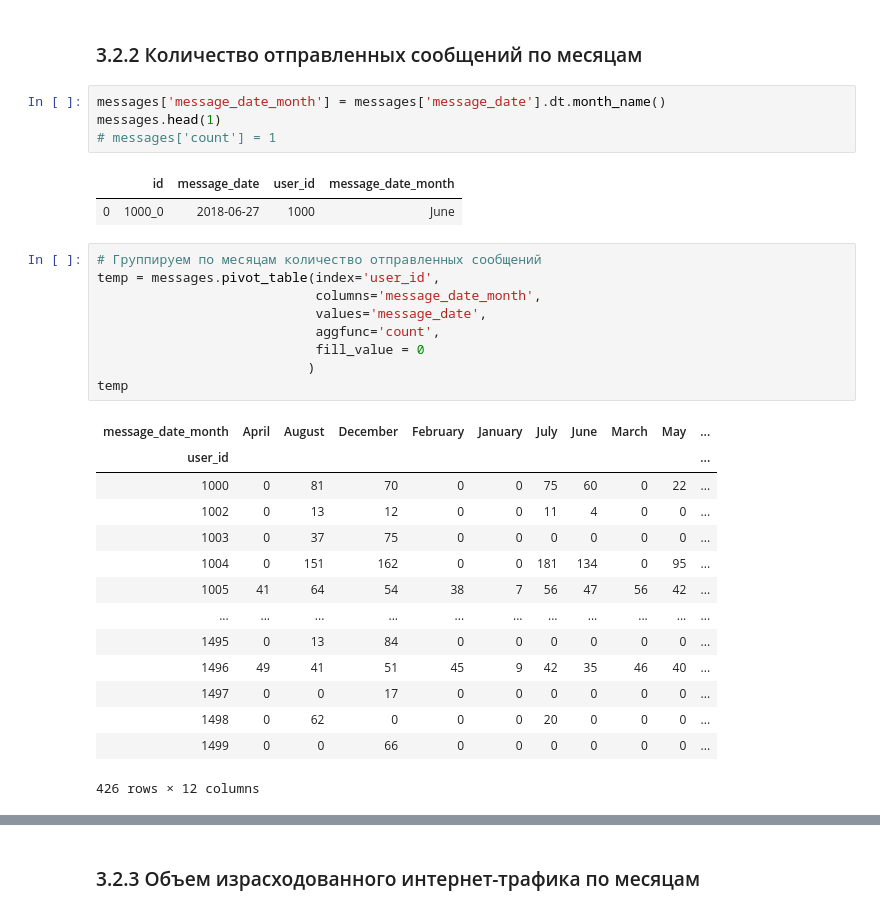
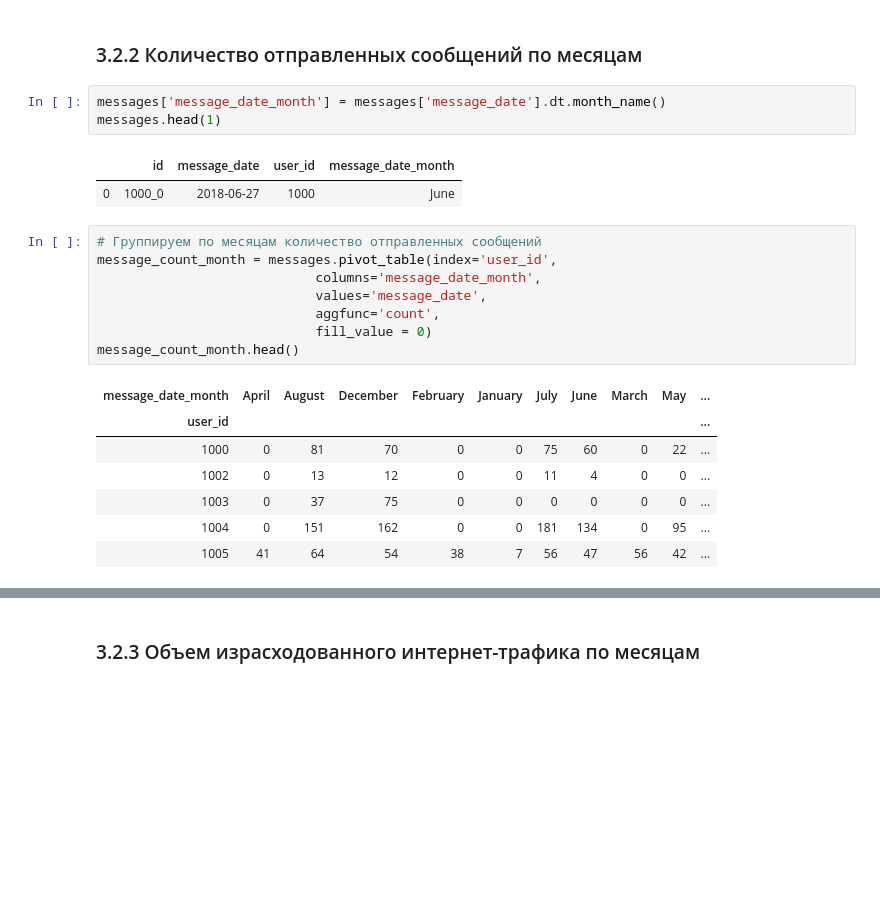
Before and after one commit to rendley/yandex_data_sciense, a Jupyter notebook: Step_4/project.ipynb, the cells around one changed output, grey strips where cells are left out. Cells and saved outputs as stored; diff of their text form; blank space fills up the shorter version.

```diff
--- a/Step_4/project.ipynb
+++ b/Step_4/project.ipynb
@@ -533,33 +500,24 @@ full_users
 # %%
 messages['message_date_month'] = messages['message_date'].dt.month_name()
 messages.head(1)
-# messages['count'] = 1
 # %% [output]
 |  | id | message_date | user_id | message_date_month |
 | 0 | 1000_0 | 2018-06-27 | 1000 | June |
 # %%
 # Группируем по месяцам количество отправленных сообщений
-temp = messages.pivot_table(index='user_id',
+message_count_month = messages.pivot_table(index='user_id',
                             columns='message_date_month',
                             values='message_date',
                             aggfunc='count',
-                            fill_value = 0
-                           )
-temp
+                            fill_value = 0)
+message_count_month.head()
 # %% [output]
 | message_date_month | April | August | December | February | January | July | June | March | May | ... |
 | user_id |  |  |  |  |  |  |  |  |  | ... |
 | 1000 | 0 | 81 | 70 | 0 | 0 | 75 | 60 | 0 | 22 | ... |
 | 1002 | 0 | 13 | 12 | 0 | 0 | 11 | 4 | 0 | 0 | ... |
 | 1003 | 0 | 37 | 75 | 0 | 0 | 0 | 0 | 0 | 0 | ... |
 | 1004 | 0 | 151 | 162 | 0 | 0 | 181 | 134 | 0 | 95 | ... |
 | 1005 | 41 | 64 | 54 | 38 | 7 | 56 | 47 | 56 | 42 | ... |
-| ... | ... | ... | ... | ... | ... | ... | ... | ... | ... | ... |
-| 1495 | 0 | 13 | 84 | 0 | 0 | 0 | 0 | 0 | 0 | ... |
-| 1496 | 49 | 41 | 51 | 45 | 9 | 42 | 35 | 46 | 40 | ... |
-| 1497 | 0 | 0 | 17 | 0 | 0 | 0 | 0 | 0 | 0 | ... |
-| 1498 | 0 | 62 | 0 | 0 | 0 | 20 | 0 | 0 | 0 | ... |
-| 1499 | 0 | 0 | 66 | 0 | 0 | 0 | 0 | 0 | 0 | ... |
-426 rows × 12 columns
 # %%
 # Группируем общее количество смс пользователя
```
Also changed, not shown: parts of 81 cells of this notebook, 1 other file.
